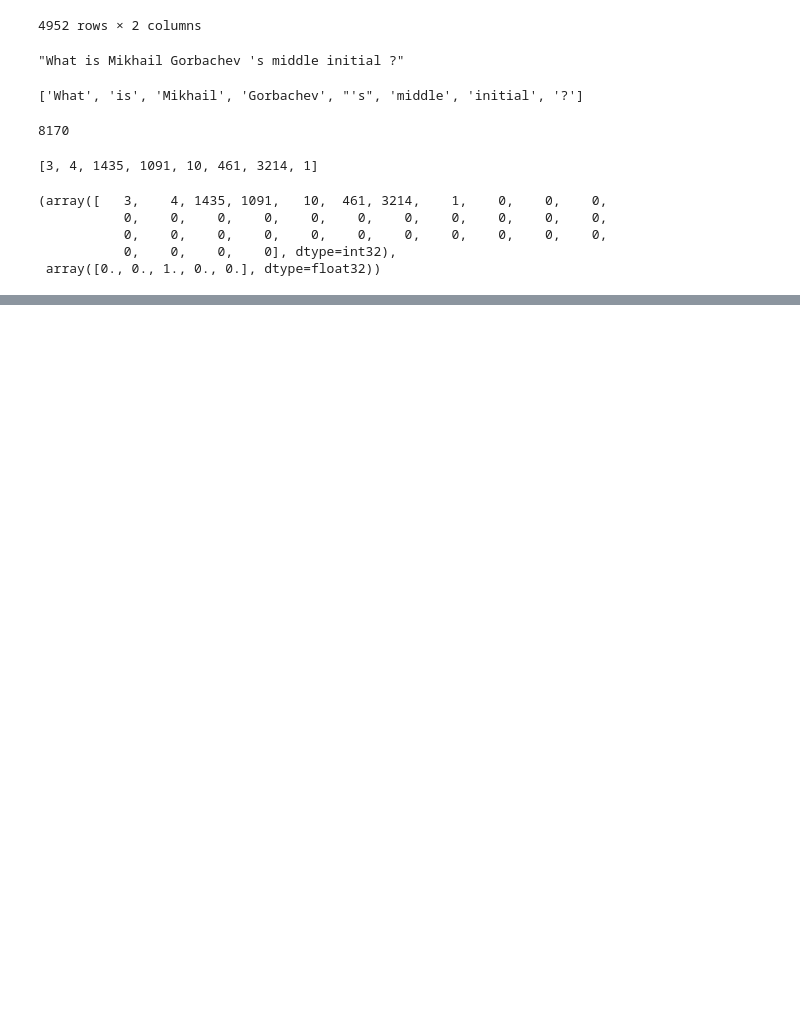
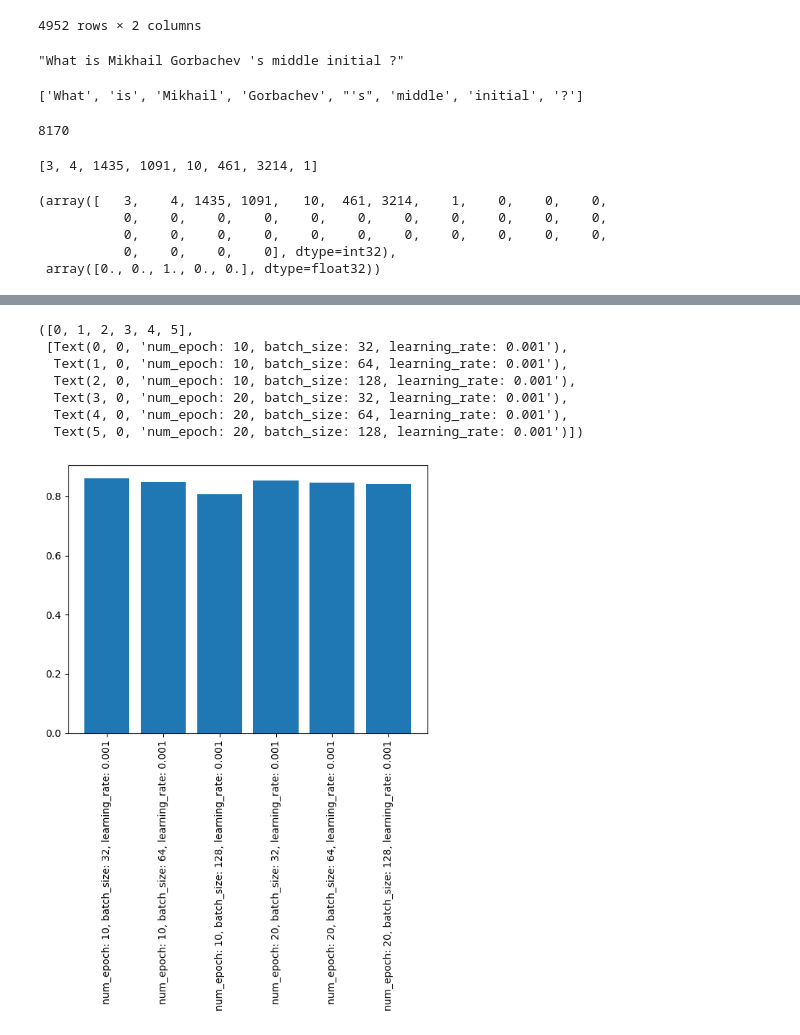
Before and after one commit to IngaleOmkar/CZ4045-NLP, a Jupyter notebook: Q2/Q2_new.ipynb, the cells around one changed output, grey strips where cells are left out. Cells and saved outputs as stored; diff of their text form; code cells hidden in the pictures; blank space fills up the shorter version.

```diff
--- a/Q2/Q2_new.ipynb
+++ b/Q2/Q2_new.ipynb
@@ -234,0 +327,22 @@ array([[0., 0., 0., 0., 1.],
+# %%
+# Plot the test accuracies for each hyperparameter combination and label the x-axis accordingly
+x_axis = []
+y_axis = []
+for num_epoch in num_epochs:
+    for batch_size in batch_sizes:
+        for learning_rate in learning_rates:
+            x_axis.append("num_epoch: {}, batch_size: {}, learning_rate: {}".format(num_epoch, batch_size, learning_rate))
+            y_axis.append(test_accuracy[(num_epoch, batch_size, learning_rate)])
+
+# Make the x-axis labels vertical
+plt.bar(x_axis, y_axis)
+plt.xticks(rotation=90)
+# %% [output]
+([0, 1, 2, 3, 4, 5],
+ [Text(0, 0, 'num_epoch: 10, batch_size: 32, learning_rate: 0.001'),
+  Text(1, 0, 'num_epoch: 10, batch_size: 64, learning_rate: 0.001'),
+  Text(2, 0, 'num_epoch: 10, batch_size: 128, learning_rate: 0.001'),
+  Text(3, 0, 'num_epoch: 20, batch_size: 32, learning_rate: 0.001'),
+  Text(4, 0, 'num_epoch: 20, batch_size: 64, learning_rate: 0.001'),
+  Text(5, 0, 'num_epoch: 20, batch_size: 128, learning_rate: 0.001')])
+[figure, added]
```
Also changed, not shown: parts of 12 cells of this notebook.
